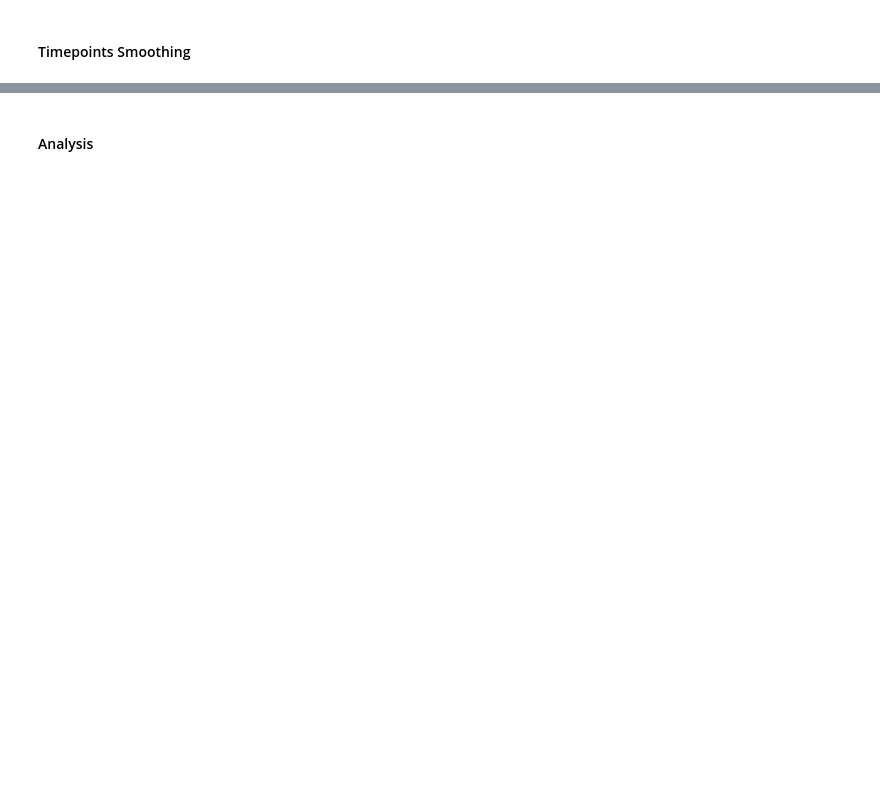
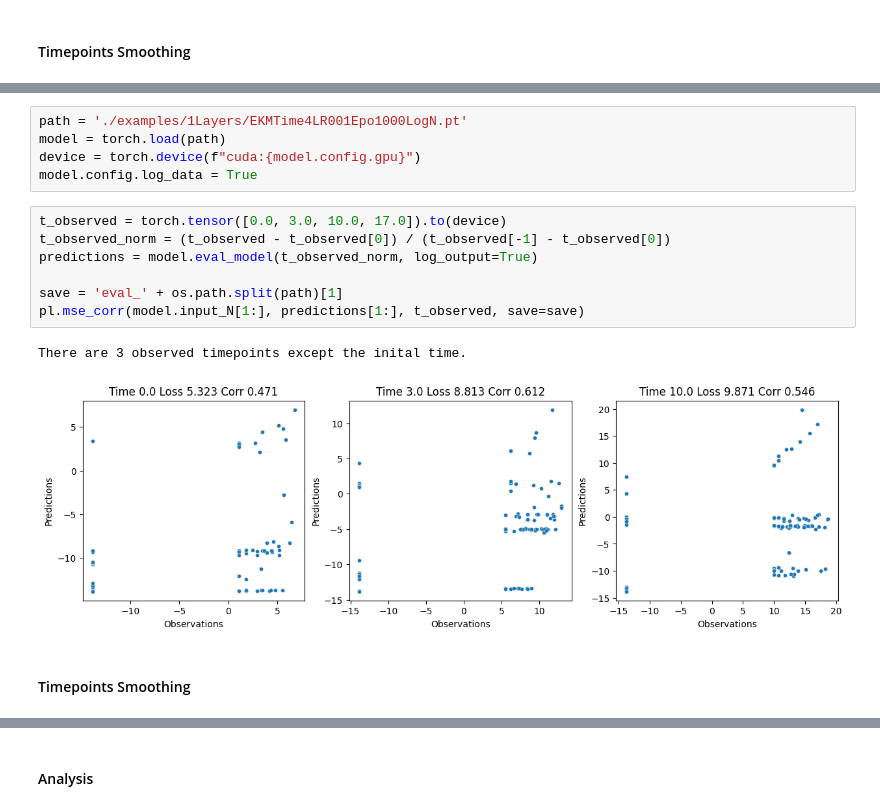
Before and after one commit to StatBiomed/clonaltrans, a Jupyter notebook: clonetrans obs.ipynb, the cells around one changed output, grey strips where cells are left out. Cells and saved outputs as stored; diff of their text form; blank space fills up the shorter version.

```diff
--- a/clonetrans obs.ipynb
+++ b/clonetrans obs.ipynb
@@ -109,0 +134,17 @@ pl.grid_visual_interpolate(model.N, predictions, t_observed, t_pred, save=save)
+# %%
+path = './examples/1Layers/EKMTime4LR001Epo1000LogN.pt'
+model = torch.load(path)
+device = torch.device(f"cuda:{model.config.gpu}")
+model.config.log_data = True
+# %%
+t_observed = torch.tensor([0.0, 3.0, 10.0, 17.0]).to(device)
+t_observed_norm = (t_observed - t_observed[0]) / (t_observed[-1] - t_observed[0])
+predictions = model.eval_model(t_observed_norm, log_output=True)
+
+save = 'eval_' + os.path.split(path)[1]
+pl.mse_corr(model.input_N[1:], predictions[1:], t_observed, save=save)
+# %% [output]
+There are 3 observed timepoints except the inital time.
+[figure, added]
+# %% [markdown]
+#### Timepoints Smoothing
```
Also changed, not shown: parts of 19 cells of this notebook, 9 other files.
